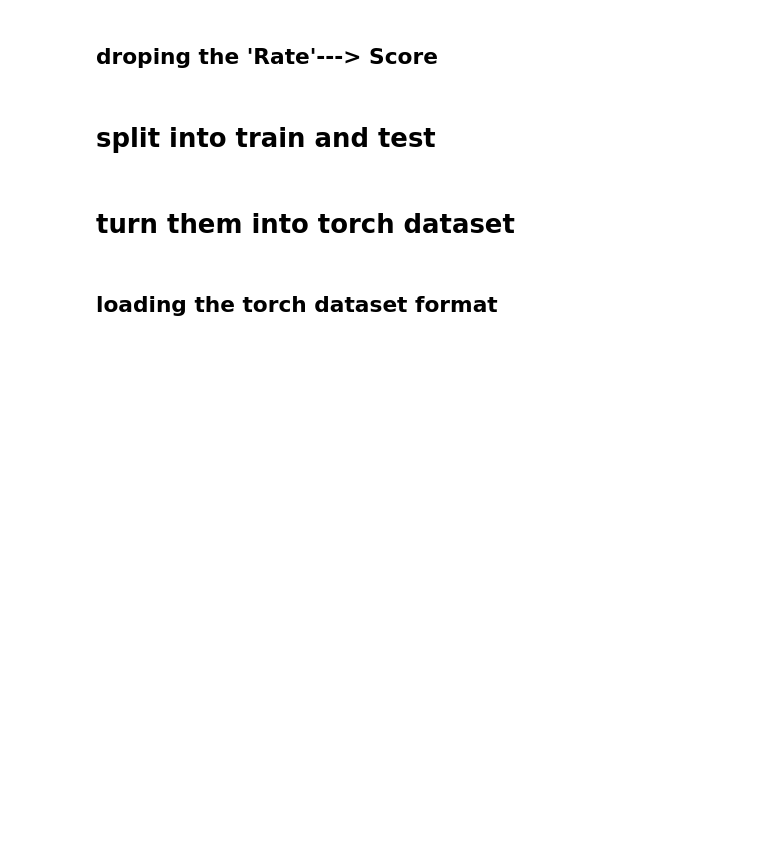
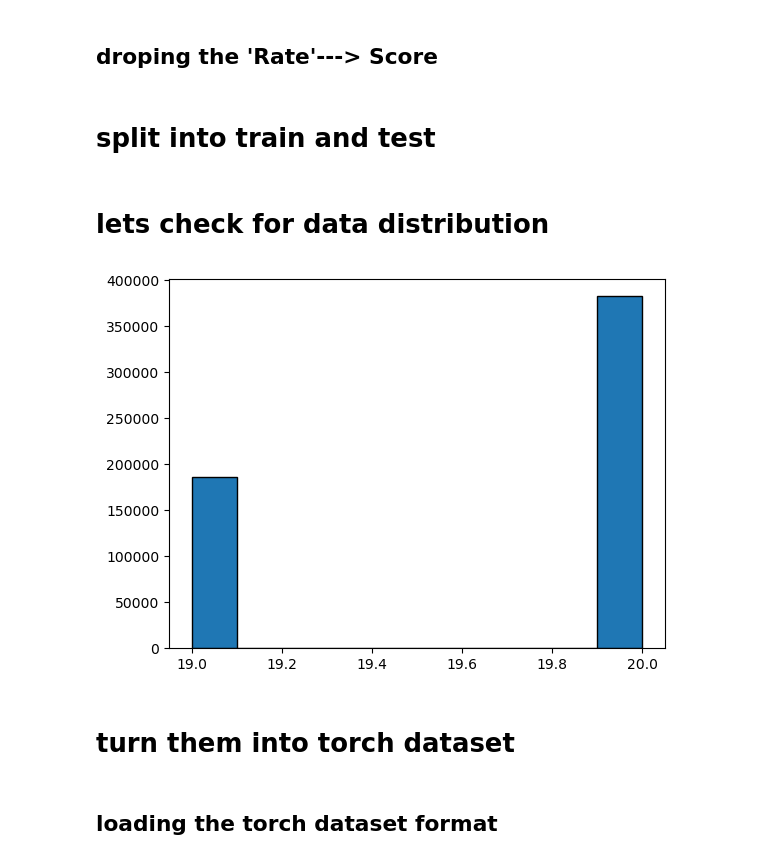
Before and after one commit to nebyu08/tiny_recommendation, a Jupyter notebook: jupyter_notes/good-amazon-ds.ipynb, the cells around one changed output. Drawn from its saved outputs; the diff is of its cells as text; code cells hidden in the pictures; blank space fills up the shorter version.

```diff
--- a/jupyter_notes/good-amazon-ds.ipynb
+++ b/jupyter_notes/good-amazon-ds.ipynb
@@ -228,6 +231,13 @@ train,test=train_test_split(
     test_size=0.2,
     stratify=clean_data['Recomended']
 )
+# %% [markdown]
+# lets check for data distribution
+# %%
+plt.hist(clean_data['hour'],edgecolor='black')
+plt.show()
+# %% [output]
+[figure, added]
 # %% [markdown]
 # turn them into torch dataset
 # %%
```
Also changed, not shown: parts of 8 cells of this notebook, 2 other files.
